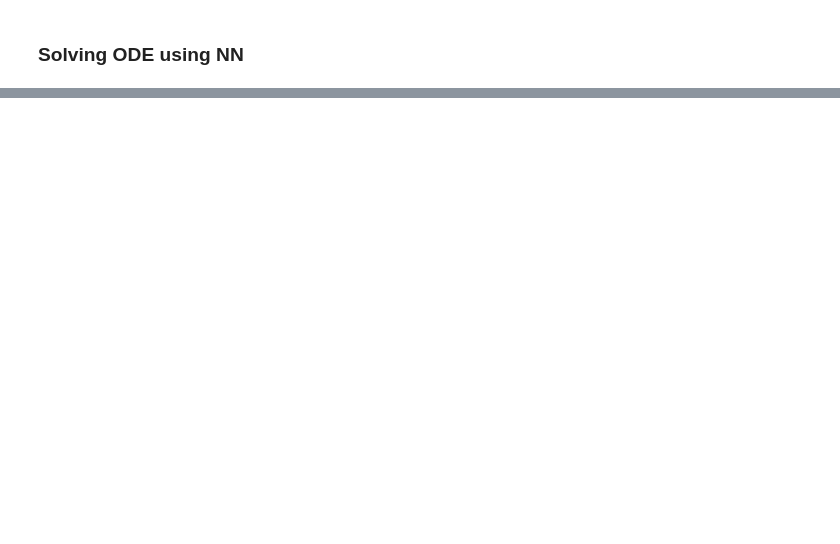
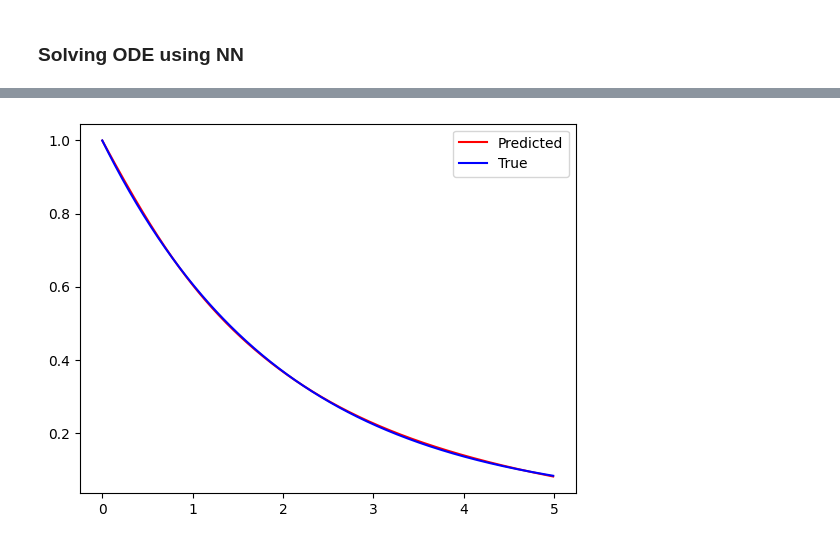
Before and after one commit to costasmexis/ModelMind, a Jupyter notebook: tutorial_B.ipynb, the cells around one changed output, grey strips where cells are left out. Saved outputs shown, nothing was run; the diff lists cells and outputs as text; code cells hidden in the pictures; blank space fills up the shorter version.

```diff
--- a/tutorial_B.ipynb
+++ b/tutorial_B.ipynb
@@ -88,0 +95,51 @@ plt.show()
+# %%
+# Time vector that will be used as input of our NN
+t_numpy = np.arange(0, 5, 0.01, dtype=np.float32)
+t = torch.from_numpy(t_numpy).reshape(len(t_numpy), 1)
+t.requires_grad_(True)
+
+# Constant for the model
+k = 0.5
+def f(y):
+    return -k * y
+
+# Instantiate one model with 50 neurons on the hidden layers
+model = NeuralNet(hidden_size=50)
+
+# Loss and optimizer
+learning_rate = 8e-3
+optimizer = torch.optim.SGD(model.parameters(), lr=learning_rate)
+
+# Number of epochs
+num_epochs = int(10000)
+for epoch in tqdm(range(num_epochs)):
+    t_train = t
+    # Forward pass
+    y_pred = model(t_train)
+    # Calculate the derivative of the forward pass w.r.t. the input (t)
+    dy_dt = torch.autograd.grad(y_pred,
+                                t_train,
+                                grad_outputs=torch.ones_like(y_pred),
+                                create_graph=True)[0]
+    # Define the differential equation and calculate the loss
+    loss_DE = criterion(dy_dt - f(y_pred), torch.zeros_like(dy_dt))
+    # Define the initial condition loss
+    loss_IC = initial_condition_loss(model(torch.tensor([[0.0]])),
+                                     torch.tensor([[1.0]]))
+    loss = loss_DE + loss_IC
+    # Backward pass and weight update
+    optimizer.zero_grad()
+    loss.backward()
+    optimizer.step()
+
+# Visualize the results
+import matplotlib.pyplot as plt
+
+y_pred = model(t_train)
+y_true = torch.exp(- k * t_train).cpu().detach().numpy()
+plt.plot(t_train.cpu().detach().numpy(), y_pred.cpu().detach().numpy(), label='Predicted', color='red')
+plt.plot(t_train.cpu().detach().numpy(), y_true, label='True', color='blue')
+plt.legend()
+plt.show()
+# %% [output]
+[figure, added]
```
Also changed, not shown: parts of 5 cells of this notebook.
